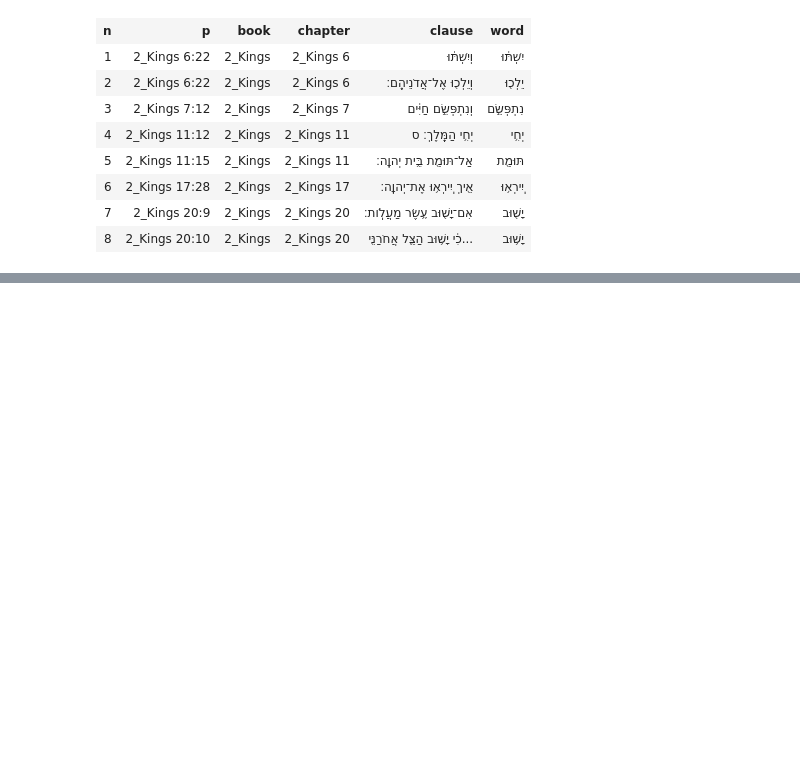
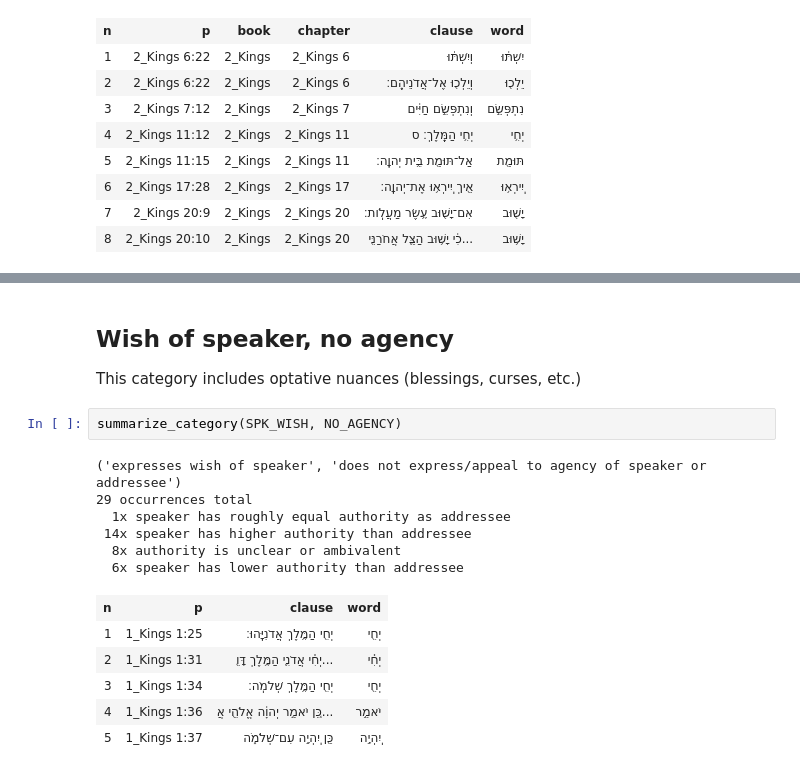
Before and after one commit to dtrlanz/bhsa-kings, a Jupyter notebook: deontic yiqtol.ipynb, the cells around one changed output, grey strips where cells are left out. Cells and saved outputs as stored; diff of their text form; blank space fills up the shorter version.

```diff
--- a/deontic yiqtol.ipynb
+++ b/deontic yiqtol.ipynb
@@ -795,0 +910,19 @@ Showing results 20 to 27 (of 0-27)
+# %% [markdown]
+## Wish of speaker, no agency
+
+This category includes optative nuances (blessings, curses, etc.)
+# %%
+summarize_category(SPK_WISH, NO_AGENCY)
+# %% [output]
+('expresses wish of speaker', 'does not express/appeal to agency of speaker or addressee')
+29 occurrences total
+  1x speaker has roughly equal authority as addressee
+ 14x speaker has higher authority than addressee
+  8x authority is unclear or ambivalent
+  6x speaker has lower authority than addressee
+| n | p | clause | word |
+| 1 | 1_Kings 1:25 | יְחִ֖י הַמֶּ֥לֶךְ אֲדֹנִיָּֽהוּ׃ | יְחִ֖י |
+| 2 | 1_Kings 1:31 | יְחִ֗י אֲדֹנִ֛י הַמֶּ֥לֶךְ דָּוִ֖... | יְחִ֗י |
+| 3 | 1_Kings 1:34 | יְחִ֖י הַמֶּ֥לֶךְ שְׁלֹמֹֽה׃ | יְחִ֖י |
+| 4 | 1_Kings 1:36 | כֵּ֚ן יֹאמַ֣ר יְהוָ֔ה אֱלֹהֵ֖י אֲ... | יֹאמַ֣ר |
+| 5 | 1_Kings 1:37 | כֵּ֖ן יִֽהְיֶ֣ה עִם־שְׁלֹמֹ֑ה | יִֽהְיֶ֣ה |
```
Also changed, not shown: parts of 17 cells of this notebook.
